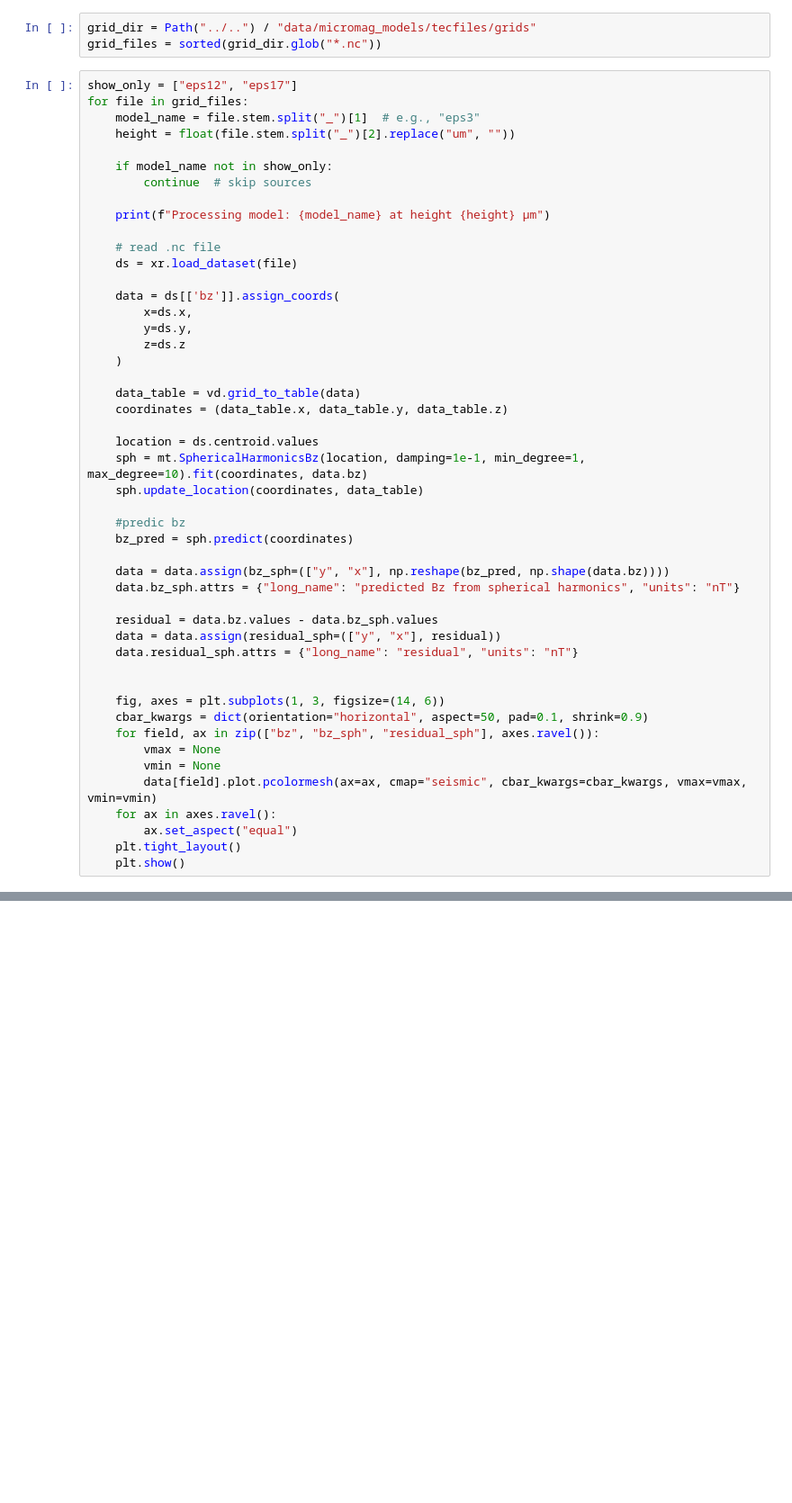
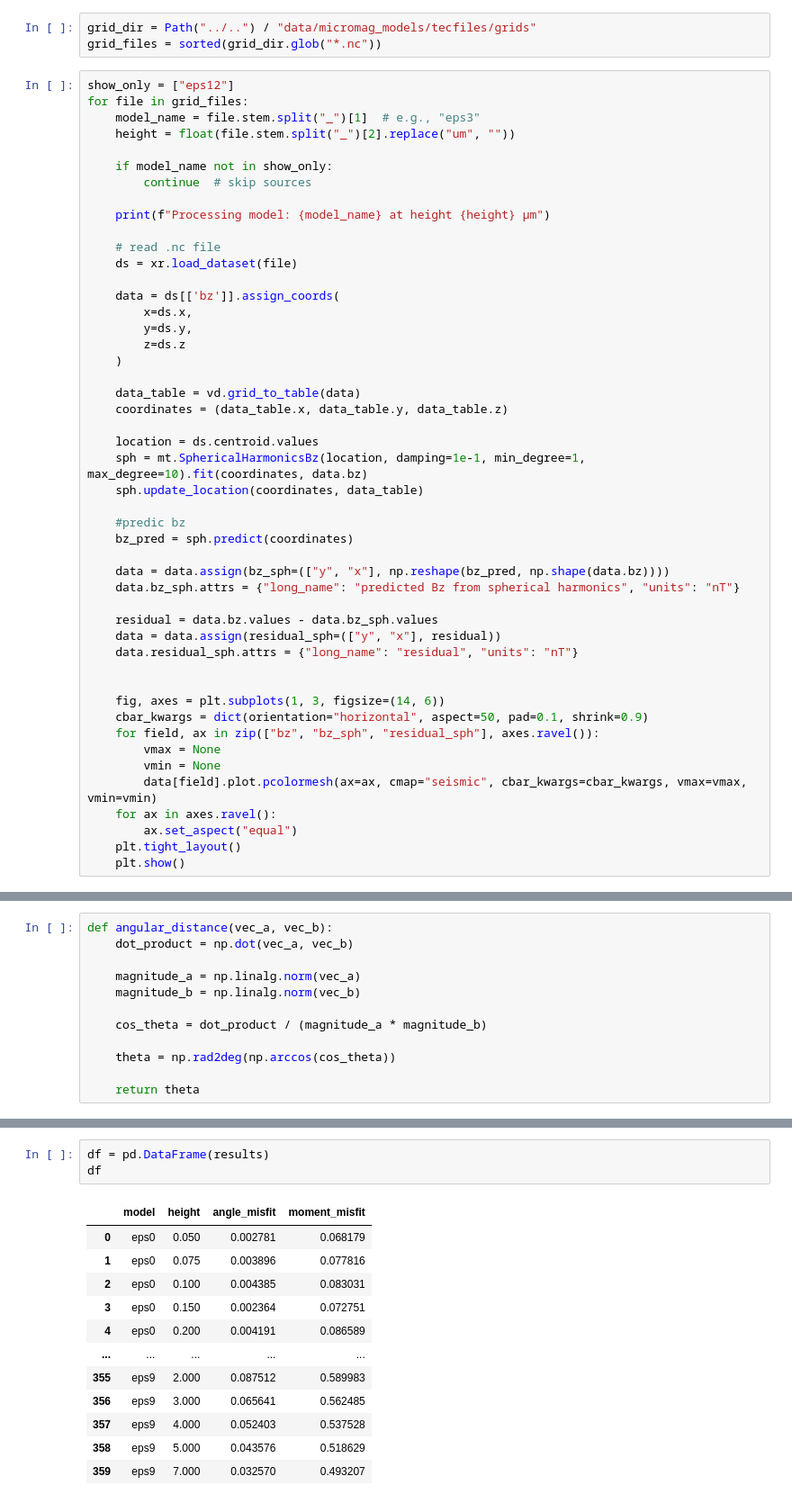
Before and after one commit to compgeolab/micromag-spherical-harmonic, a Jupyter notebook: code/Results_micromag_models/Plot_grids_micromag_model_vs_spherical_harm_coeff.ipynb, the cells around one changed output, grey strips where cells are left out. Shown at 90% size. Saved outputs shown, nothing was run; the diff lists cells and outputs as text; blank space fills up the shorter version.

```diff
--- a/code/Results_micromag_models/Plot_grids_micromag_model_vs_spherical_harm_coeff.ipynb
+++ b/code/Results_micromag_models/Plot_grids_micromag_model_vs_spherical_harm_coeff.ipynb
@@ -16,7 +24,7 @@ from micromag import MICROMETER_TO_METER, TESLA_TO_NANOTESLA
 grid_dir = Path("../..") / "data/micromag_models/tecfiles/grids"
 grid_files = sorted(grid_dir.glob("*.nc"))
 # %%
-show_only = ["eps12", "eps17"]
+show_only = ["eps12"]
 for file in grid_files:
     model_name = file.stem.split("_")[1]  # e.g., "eps3"
     height = float(file.stem.split("_")[2].replace("um", ""))
@@ -79,0 +88,12 @@ Processing model: eps12 at height 0.25 µm
+# %%
+def angular_distance(vec_a, vec_b):
+    dot_product = np.dot(vec_a, vec_b)
+
+    magnitude_a = np.linalg.norm(vec_a)
+    magnitude_b = np.linalg.norm(vec_b)
+
+    cos_theta = dot_product / (magnitude_a * magnitude_b)
+
+    theta = np.rad2deg(np.arccos(cos_theta))
+
+    return theta
@@ -79,0 +146,16 @@ Processing model: eps12 at height 0.25 µm
+# %%
+df = pd.DataFrame(results)
+df
+# %% [output]
+|  | model | height | angle_misfit | moment_misfit |
+| 0 | eps0 | 0.050 | 0.002781 | 0.068179 |
+| 1 | eps0 | 0.075 | 0.003896 | 0.077816 |
+| 2 | eps0 | 0.100 | 0.004385 | 0.083031 |
+| 3 | eps0 | 0.150 | 0.002364 | 0.072751 |
+| 4 | eps0 | 0.200 | 0.004191 | 0.086589 |
+| ... | ... | ... | ... | ... |
+| 355 | eps9 | 2.000 | 0.087512 | 0.589983 |
+| 356 | eps9 | 3.000 | 0.065641 | 0.562485 |
+| 357 | eps9 | 4.000 | 0.052403 | 0.537528 |
+| 358 | eps9 | 5.000 | 0.043576 | 0.518629 |
+| 359 | eps9 | 7.000 | 0.032570 | 0.493207 |
```
Also changed, not shown: parts of 6 cells of this notebook, 22 other files.
